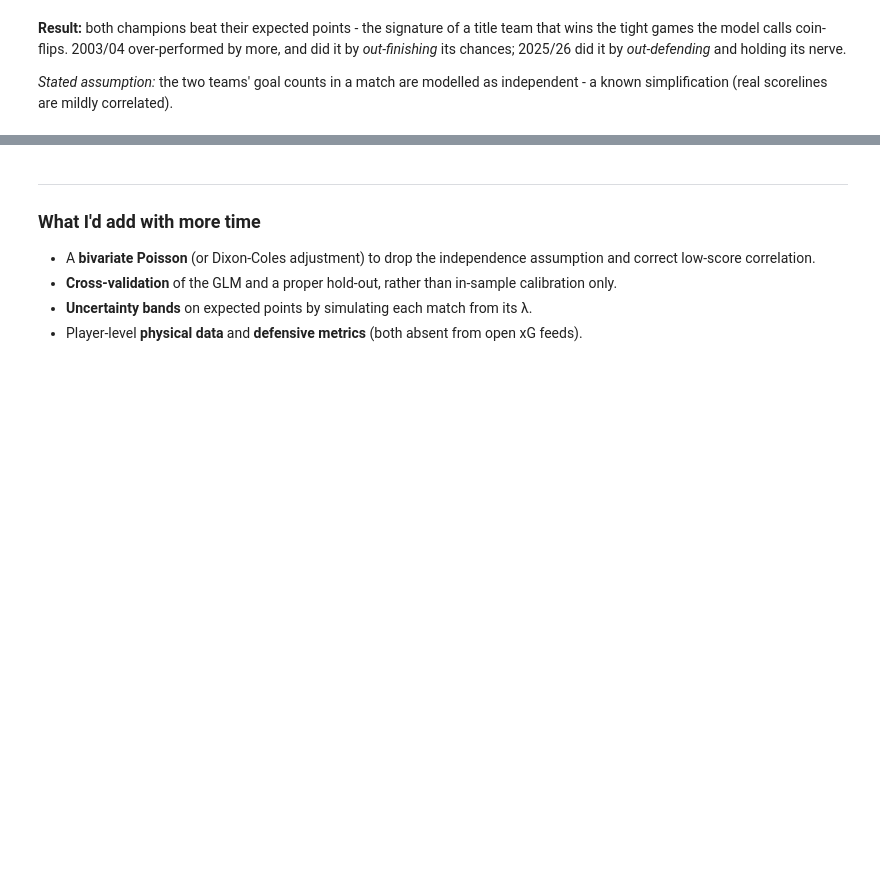
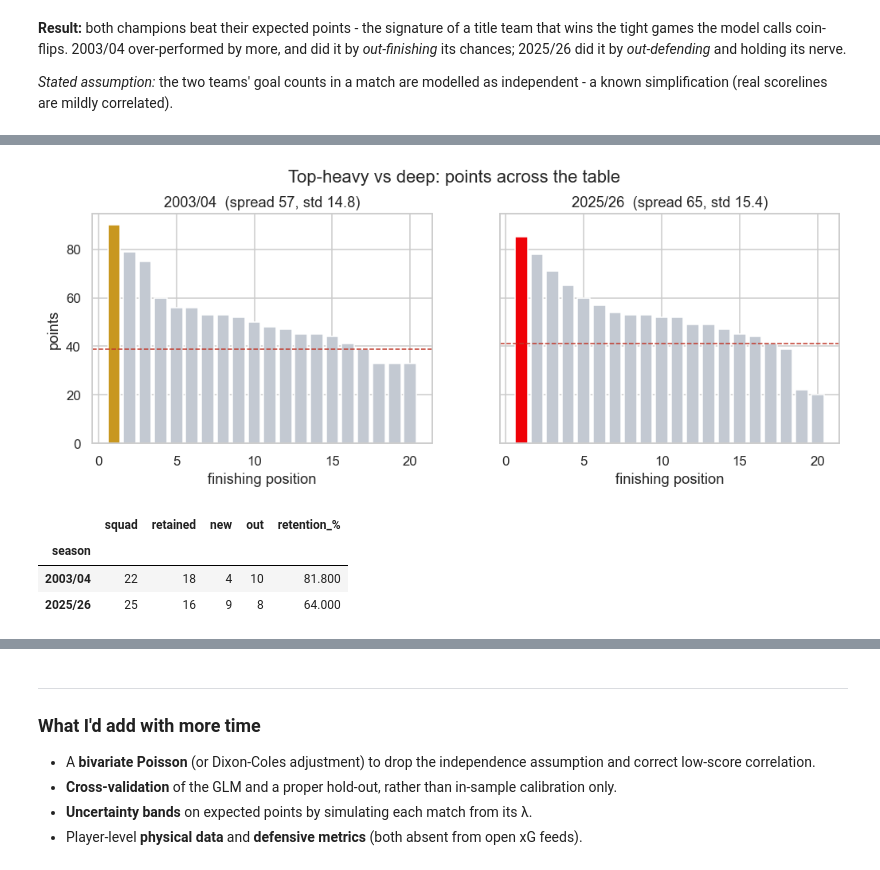
Before and after one commit to emersongideon/arsenal-eras, a Jupyter notebook: analysis.ipynb, the cells around one changed output, grey strips where cells are left out. Drawn from its saved outputs; the diff is of its cells as text; code cells hidden in the pictures; blank space fills up the shorter version.

```diff
--- a/analysis.ipynb
+++ b/analysis.ipynb
@@ -289,0 +275,12 @@ Thought experiment (default VAR assumption): {'low': 82.0, 'high': 88.0} pts
+# %%
+from analysis import facts, sources
+
+# Chasing pack + margin - straight from the final tables (fact).
+for s in ["2003/04", "2025/26"]:
+    champ, runner = facts.FINAL_TABLE[s][0], facts.FINAL_TABLE[s][1]
+    print(f"{s}: champion {champ[1]} pts | 2nd {runner[0]} {runner[1]} | margin {champ[1]-runner[1]}")
+
+# League shape - spread and dispersion of all 20 teams' points (pandas).
+shape = pd.DataFrame({s: [p for _, p in facts.FINAL_TABLE[s]] for s in ["2003/04", "2025/26"]})
+print("\nLeague points, describe():")
+print(shape.agg(["max", "min", "std"]).round(1))
@@ -289,0 +296,28 @@ Thought experiment (default VAR assumption): {'low': 82.0, 'high': 88.0} pts
+# %%
+# League shape, visualised: the 20-team points profile each season.
+fig, axes = plt.subplots(1, 2, figsize=(11, 3.4), sharey=True)
+for ax, (s, color) in zip(axes, [("2003/04", GOLD), ("2025/26", RED)]):
+    pts = shape[s].values
+    ax.bar(range(1, 21), pts, color=["#c3c9d2" if i else color for i in range(20)])
+    ax.axhline(pts[16], ls="--", color="#c0392b", lw=1)  # 17th = safety line
+    ax.set_title(f"{s}  (spread {int(pts[0]-pts[-1])}, std {pts.std(ddof=0):.1f})")
+    ax.set_xlabel("finishing position")
+axes[0].set_ylabel("points")
+plt.suptitle("Top-heavy vs deep: points across the table", y=1.03); plt.show()
+# %% [output]
+[figure, added]
+# %%
+# Squad continuity - retention vs the prior season (pandas set ops).
+prior = {"2003/04": "2002/03", "2025/26": "2024/25"}
+rows = []
+for s in ["2003/04", "2025/26"]:
+    cur, prev = set(sources.SQUAD_PL[s]), set(sources.SQUAD_PL[prior[s]])
+    rows.append({"season": s, "squad": len(cur), "retained": len(cur & prev),
+                 "new": len(cur - prev), "out": len(prev - cur),
+                 "retention_%": round(100 * len(cur & prev) / len(cur), 1)})
+pd.DataFrame(rows).set_index("season")
+# %% [output]
+|  | squad | retained | new | out | retention_% |
+| season |  |  |  |  |  |
+| 2003/04 | 22 | 18 | 4 | 10 | 81.800 |
+| 2025/26 | 25 | 16 | 9 | 8 | 64.000 |
```
Also changed, not shown: parts of 12 cells of this notebook, 51 other files.
